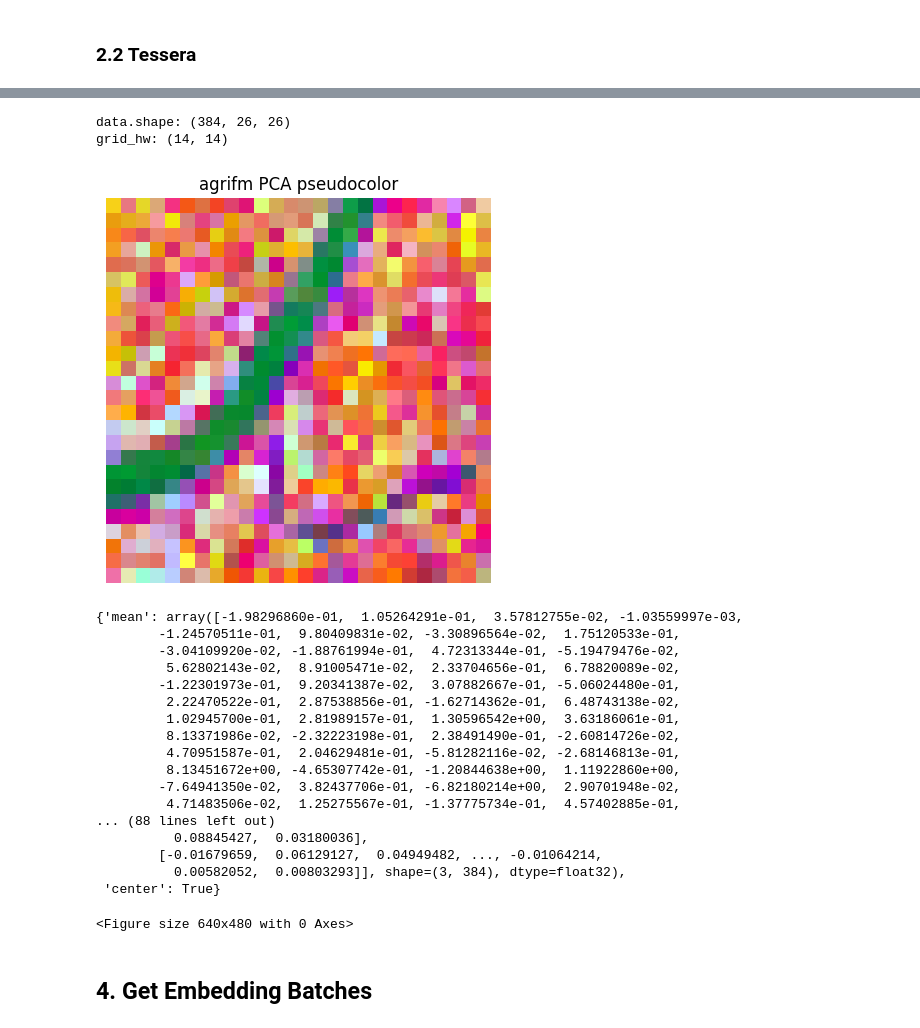
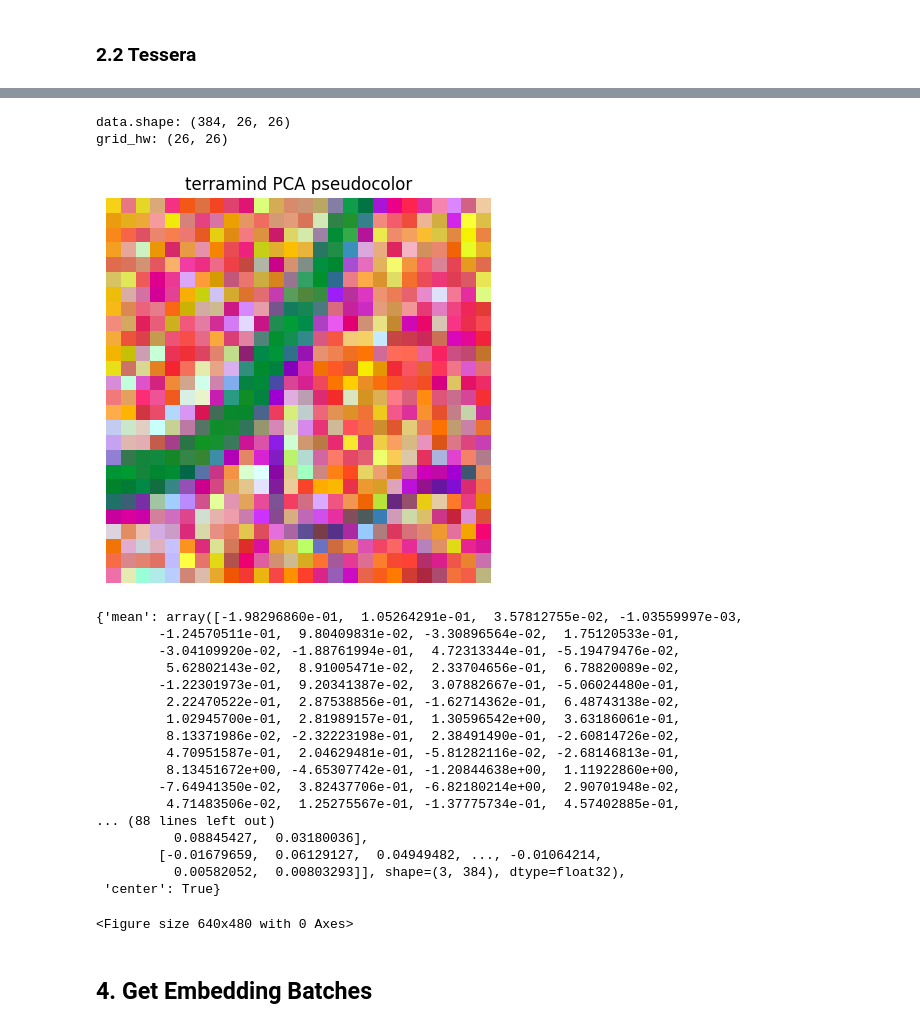
Before and after one commit to Dinghye/rs-embed, a Jupyter notebook: examples/playground.ipynb, the cells around one changed output, grey strips where cells are left out. Cells and saved outputs as stored; diff of their text form; code cells hidden in the pictures.

```diff
--- a/examples/playground.ipynb
+++ b/examples/playground.ipynb
@@ -227,29 +227,29 @@ model: remoteclip
 # %%
 from rs_embed import InputPrepSpec
 emb_remoteclip_grid = get_embedding(
     "terramind", #terramind
     spatial=spatial_point,
     temporal=temporal_range,
     output=OutputSpec.grid(),
     input_prep = InputPrepSpec( # or you can simply 'tile'/'resize'
         mode="tile",
         max_tiles = 50,
         pad_edges = False
     )
 )
 
 print("data.shape:", emb_remoteclip_grid.data.shape)
 print("grid_hw:", emb_remoteclip_grid.meta.get("grid_hw"))
 
 plot_embedding_pseudocolor(
     emb_remoteclip_grid,
-    title="agrifm PCA pseudocolor",
+    title="terramind PCA pseudocolor",
     flipud=True
 )
 # %% [output]
 data.shape: (384, 26, 26)
-grid_hw: (14, 14)
+grid_hw: (26, 26)
-[figure, old version]
+[figure, new version]
 {'mean': array([-1.98296860e-01,  1.05264291e-01,  3.57812755e-02, -1.03559997e-03,
         -1.24570511e-01,  9.80409831e-02, -3.30896564e-02,  1.75120533e-01,
         -3.04109920e-02, -1.88761994e-01,  4.72313344e-01, -5.19479476e-02,
```
Also changed, not shown: parts of 9 cells of this notebook, 3 other files.
